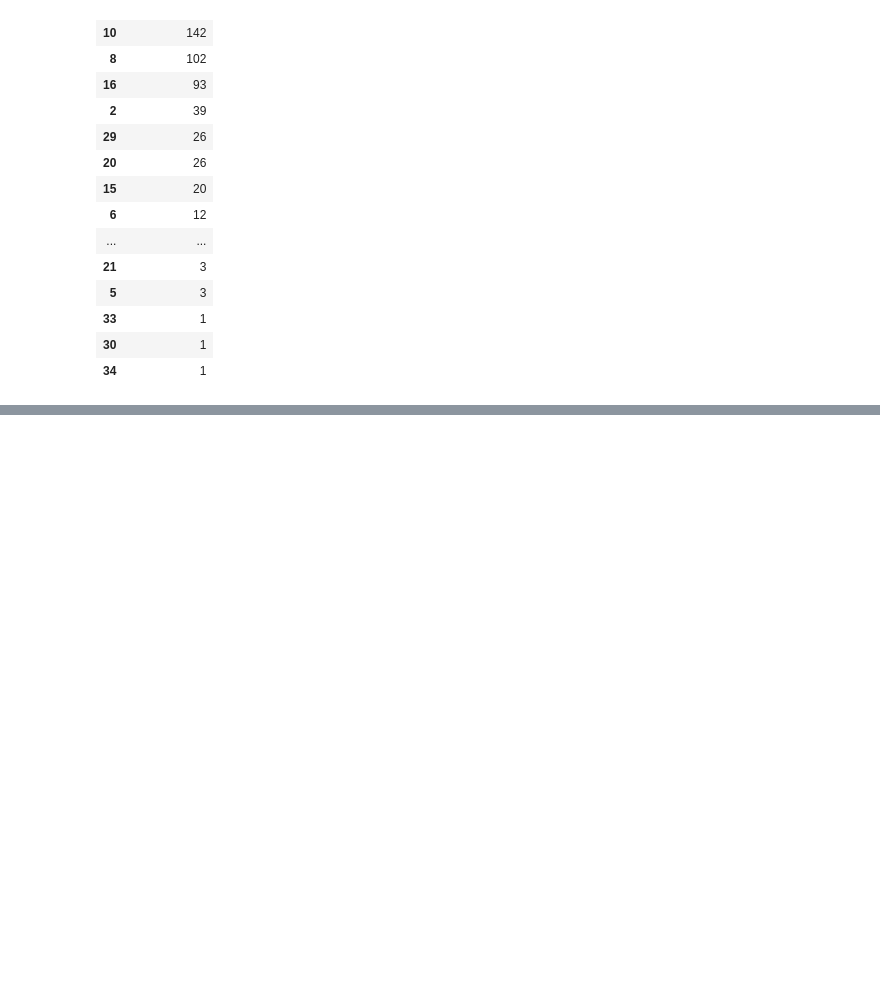
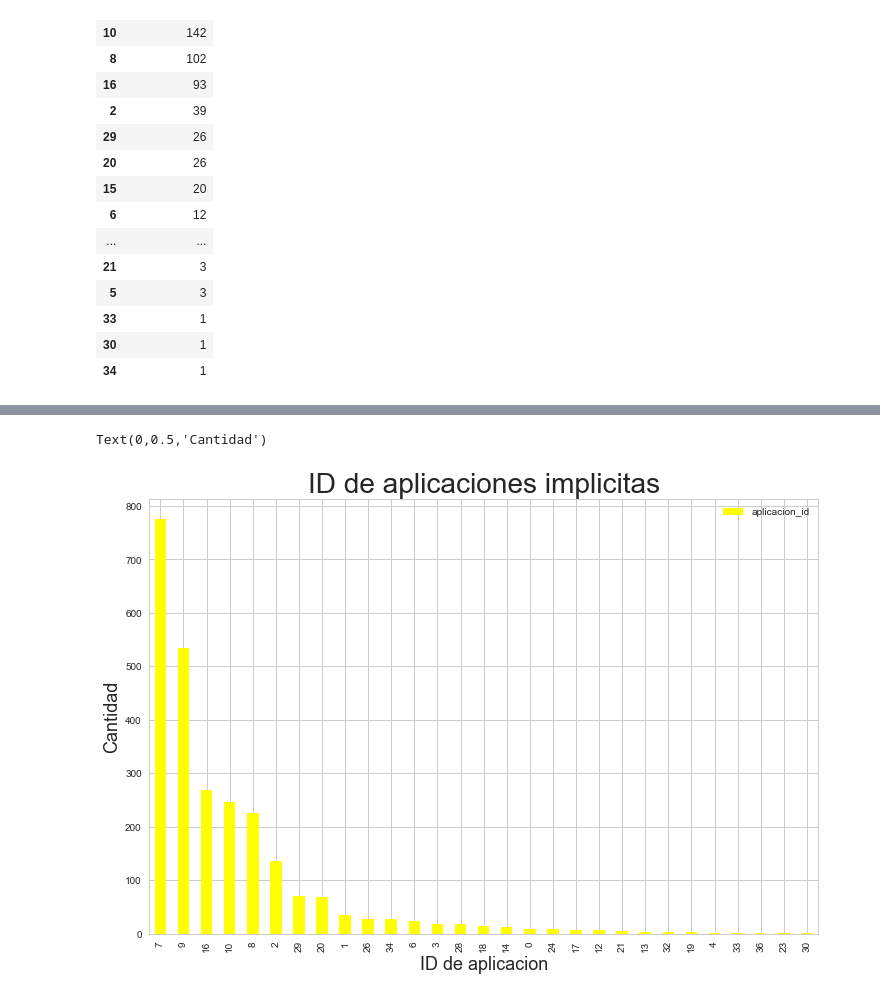
Before and after one commit to LucasCatolino/Organizacion-de-Datos, a Jupyter notebook: Installs.ipynb, the cells around one changed output, grey strips where cells are left out. Cells and saved outputs as stored; diff of their text form; code cells hidden in the pictures; blank space fills up the shorter version.

```diff
--- a/Installs.ipynb
+++ b/Installs.ipynb
@@ -88,0 +93,4 @@ Text(0,0.5,'Cantidad')
+# %%
+impFalse=pd.concat([aplicacion_F],axis=1)
+impFalse.columns = ['aplicacion_id']
+impFalse
@@ -88,0 +115,10 @@ Text(0,0.5,'Cantidad')
+# %%
+#Grafico de las aplicaciones con implicit = False
+
+g = impFalse.plot.bar(color=["Yellow"],figsize=(12,8))
+g.set_title("ID de aplicaciones implicitas", fontsize=28)
+g.set_xlabel("ID de aplicacion",fontsize=18)
+g.set_ylabel("Cantidad",fontsize=18)
+# %% [output]
+Text(0,0.5,'Cantidad')
+[figure, added]
```
Also changed, not shown: parts of 6 cells of this notebook.
